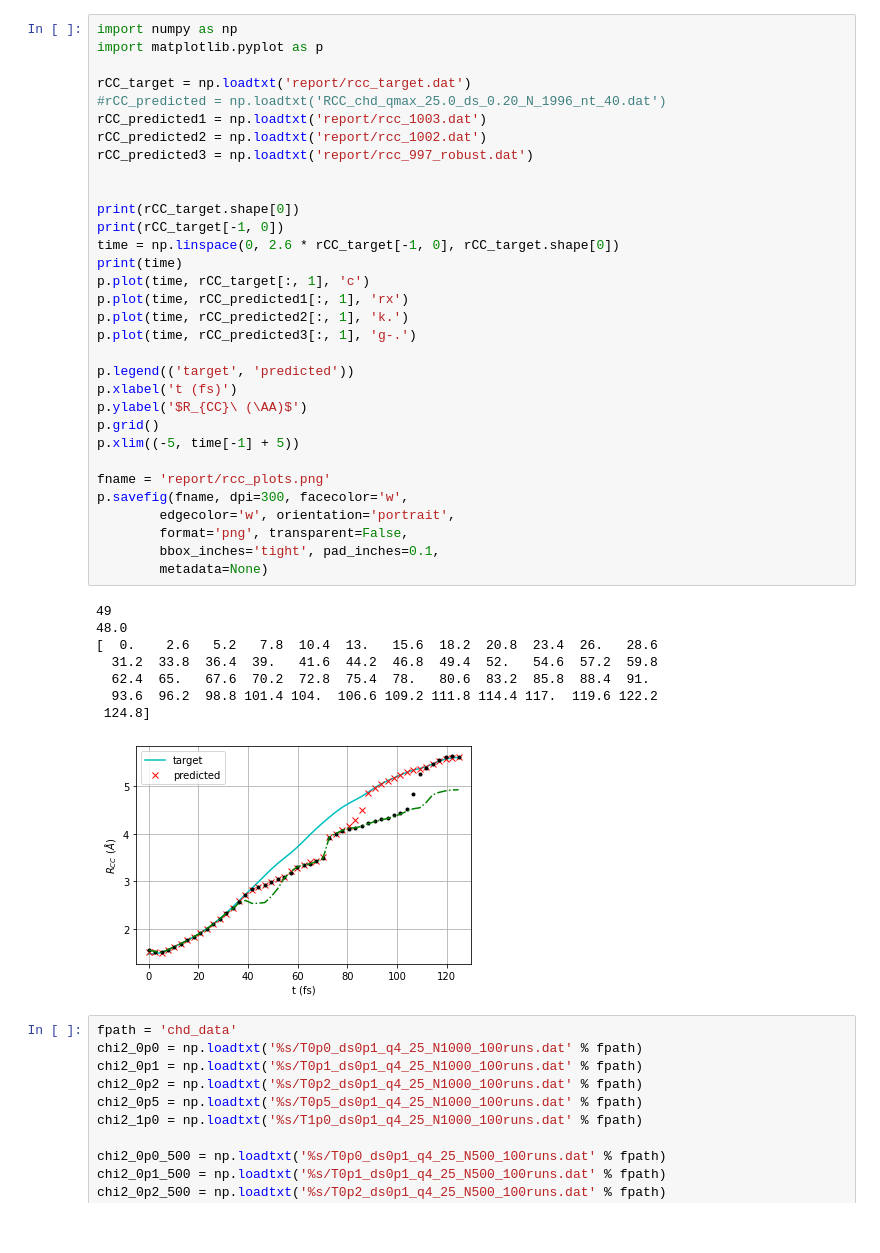
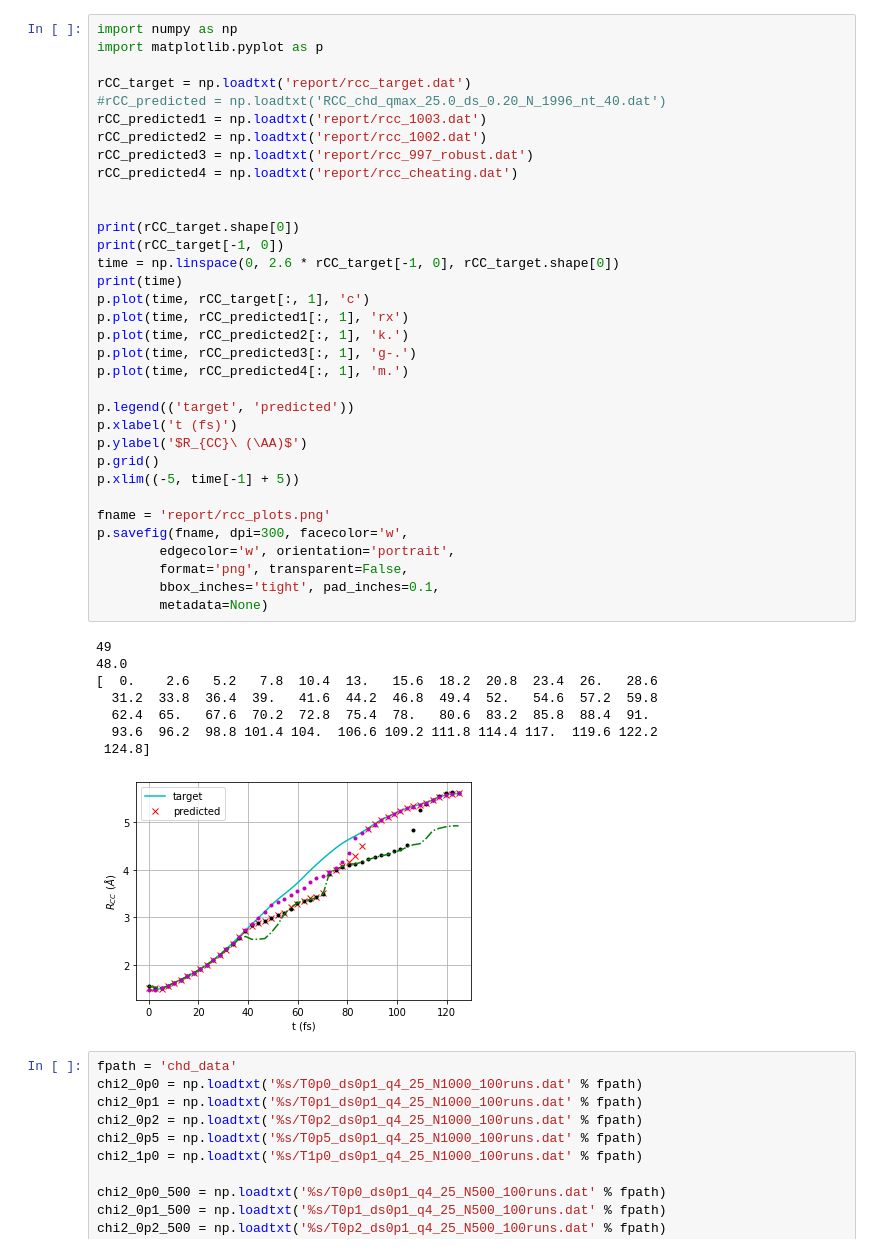
Before and after one commit to tnorthey/molecule, a Jupyter notebook: create_plots_chd.ipynb, the cells around one changed output. Cells and saved outputs as stored; diff of their text form.

```diff
--- a/create_plots_chd.ipynb
+++ b/create_plots_chd.ipynb
@@ -215,38 +252,40 @@ rCC_target = np.loadtxt('report/rcc_target.dat')
 rCC_predicted1 = np.loadtxt('report/rcc_1003.dat')
 rCC_predicted2 = np.loadtxt('report/rcc_1002.dat')
 rCC_predicted3 = np.loadtxt('report/rcc_997_robust.dat')
+rCC_predicted4 = np.loadtxt('report/rcc_cheating.dat')
 
 
 print(rCC_target.shape[0])
 print(rCC_target[-1, 0])
 time = np.linspace(0, 2.6 * rCC_target[-1, 0], rCC_target.shape[0])
 print(time)
 p.plot(time, rCC_target[:, 1], 'c')
 p.plot(time, rCC_predicted1[:, 1], 'rx')
 p.plot(time, rCC_predicted2[:, 1], 'k.')
 p.plot(time, rCC_predicted3[:, 1], 'g-.')
+p.plot(time, rCC_predicted4[:, 1], 'm.')
 
 p.legend(('target', 'predicted'))
 p.xlabel('t (fs)')
 p.ylabel('$R_{CC}\ (\AA)$')
 p.grid()
 p.xlim((-5, time[-1] + 5))
 
 fname = 'report/rcc_plots.png'
 p.savefig(fname, dpi=300, facecolor='w',
         edgecolor='w', orientation='portrait',
         format='png', transparent=False,
         bbox_inches='tight', pad_inches=0.1,
         metadata=None)
 # %% [output]
 49
 48.0
 [  0.    2.6   5.2   7.8  10.4  13.   15.6  18.2  20.8  23.4  26.   28.6
   31.2  33.8  36.4  39.   41.6  44.2  46.8  49.4  52.   54.6  57.2  59.8
   62.4  65.   67.6  70.2  72.8  75.4  78.   80.6  83.2  85.8  88.4  91.
   93.6  96.2  98.8 101.4 104.  106.6 109.2 111.8 114.4 117.  119.6 122.2
  124.8]
-[figure, old version]
+[figure, new version]
 # %%
 fpath = 'chd_data'
 chi2_0p0 = np.loadtxt('%s/T0p0_ds0p1_q4_25_N1000_100runs.dat' % fpath)
```
Also changed, not shown: parts of 1 cell of this notebook, 10 other files.
